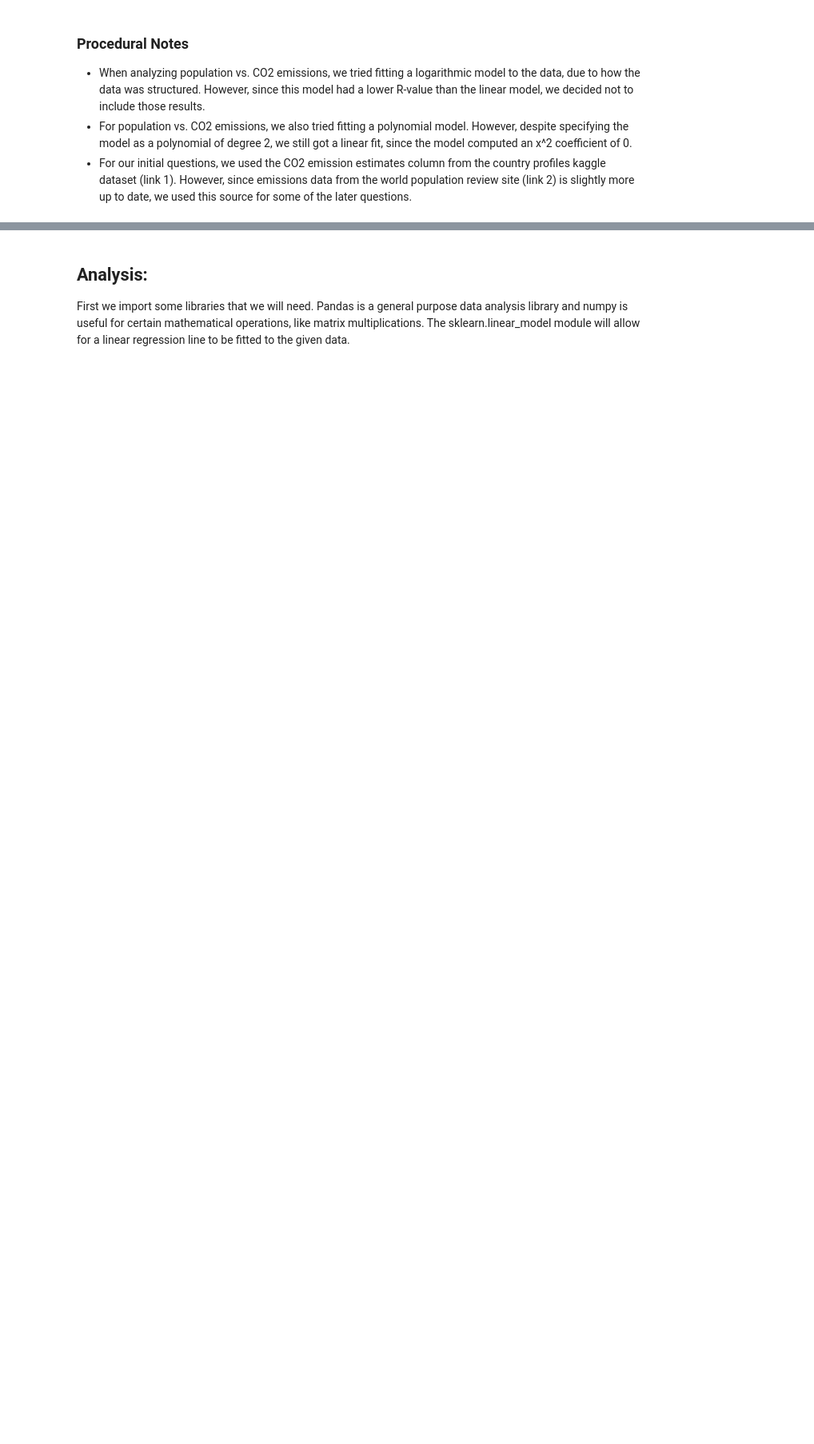
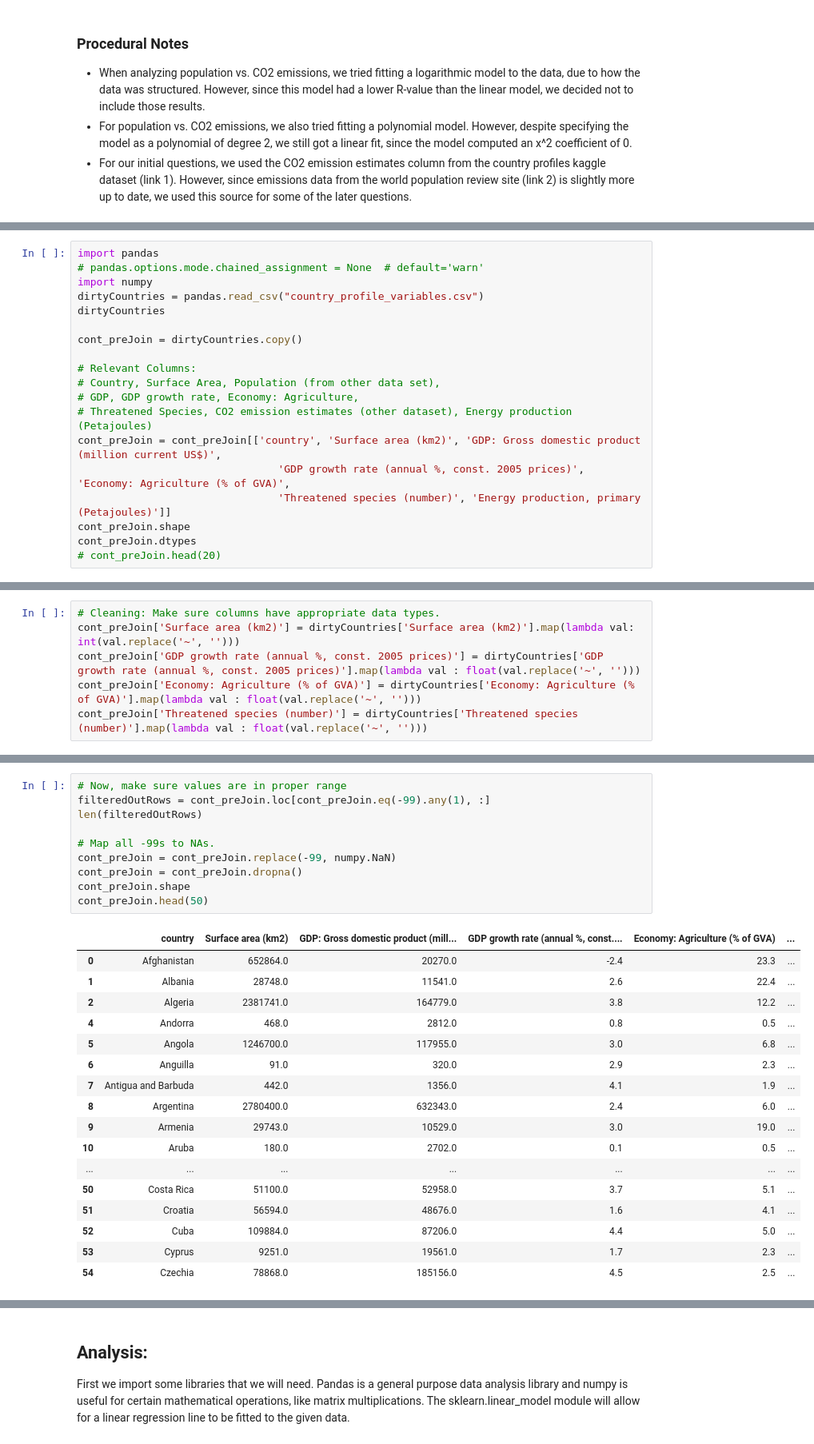
Before and after one commit to melotic/cs3654-project, a Jupyter notebook: Project3.ipynb, the cells around one changed output, grey strips where cells are left out. Shown at 80% size. Cells and saved outputs as stored; diff of their text form; blank space fills up the shorter version.

```diff
--- a/Project2.ipynb
+++ b/Project3.ipynb
@@ -50,0 +53,19 @@ Jonathan
+# %%
+import pandas
+# pandas.options.mode.chained_assignment = None  # default='warn'
+import numpy
+dirtyCountries = pandas.read_csv("country_profile_variables.csv")
+dirtyCountries
+
+cont_preJoin = dirtyCountries.copy()
+
+# Relevant Columns:
+# Country, Surface Area, Population (from other data set),
+# GDP, GDP growth rate, Economy: Agriculture,
+# Threatened Species, CO2 emission estimates (other dataset), Energy production (Petajoules)
+cont_preJoin = cont_preJoin[['country', 'Surface area (km2)', 'GDP: Gross domestic product (million current US$)',
+                                'GDP growth rate (annual %, const. 2005 prices)', 'Economy: Agriculture (% of GVA)',
+                                'Threatened species (number)', 'Energy production, primary (Petajoules)']]
+cont_preJoin.shape
+cont_preJoin.dtypes
+# cont_preJoin.head(20)
@@ -50,0 +81,6 @@ Jonathan
+# %%
+# Cleaning: Make sure columns have appropriate data types.
+cont_preJoin['Surface area (km2)'] = dirtyCountries['Surface area (km2)'].map(lambda val: int(val.replace('~', '')))
+cont_preJoin['GDP growth rate (annual %, const. 2005 prices)'] = dirtyCountries['GDP growth rate (annual %, const. 2005 prices)'].map(lambda val : float(val.replace('~', '')))
+cont_preJoin['Economy: Agriculture (% of GVA)'] = dirtyCountries['Economy: Agriculture (% of GVA)'].map(lambda val : float(val.replace('~', '')))
+cont_preJoin['Threatened species (number)'] = dirtyCountries['Threatened species (number)'].map(lambda val : float(val.replace('~', '')))
@@ -51,3 +100,31 @@ Jonathan
+# %%
+# Now, make sure values are in proper range
+filteredOutRows = cont_preJoin.loc[cont_preJoin.eq(-99).any(1), :]
+len(filteredOutRows)
+
+# Map all -99s to NAs.
+cont_preJoin = cont_preJoin.replace(-99, numpy.NaN)
+cont_preJoin = cont_preJoin.dropna()
+cont_preJoin.shape
+cont_preJoin.head(50)
+# %% [output]
+|  | country | Surface area (km2) | GDP: Gross domestic product (mill... | GDP growth rate (annual %, const.... | Economy: Agriculture (% of GVA) | ... |
+| 0 | Afghanistan | 652864.0 | 20270.0 | -2.4 | 23.3 | ... |
+| 1 | Albania | 28748.0 | 11541.0 | 2.6 | 22.4 | ... |
+| 2 | Algeria | 2381741.0 | 164779.0 | 3.8 | 12.2 | ... |
+| 4 | Andorra | 468.0 | 2812.0 | 0.8 | 0.5 | ... |
+| 5 | Angola | 1246700.0 | 117955.0 | 3.0 | 6.8 | ... |
+| 6 | Anguilla | 91.0 | 320.0 | 2.9 | 2.3 | ... |
+| 7 | Antigua and Barbuda | 442.0 | 1356.0 | 4.1 | 1.9 | ... |
+| 8 | Argentina | 2780400.0 | 632343.0 | 2.4 | 6.0 | ... |
+| 9 | Armenia | 29743.0 | 10529.0 | 3.0 | 19.0 | ... |
+| 10 | Aruba | 180.0 | 2702.0 | 0.1 | 0.5 | ... |
+| ... | ... | ... | ... | ... | ... | ... |
+| 50 | Costa Rica | 51100.0 | 52958.0 | 3.7 | 5.1 | ... |
+| 51 | Croatia | 56594.0 | 48676.0 | 1.6 | 4.1 | ... |
+| 52 | Cuba | 109884.0 | 87206.0 | 4.4 | 5.0 | ... |
+| 53 | Cyprus | 9251.0 | 19561.0 | 1.7 | 2.3 | ... |
+| 54 | Czechia | 78868.0 | 185156.0 | 4.5 | 2.5 | ... |
 # %% [markdown]
 ## Question: Does a Country's Population or Land Area have anything to do with greenhouse emissions? (Atharva)
 
```
Also changed, not shown: parts of 3 cells of this notebook.
